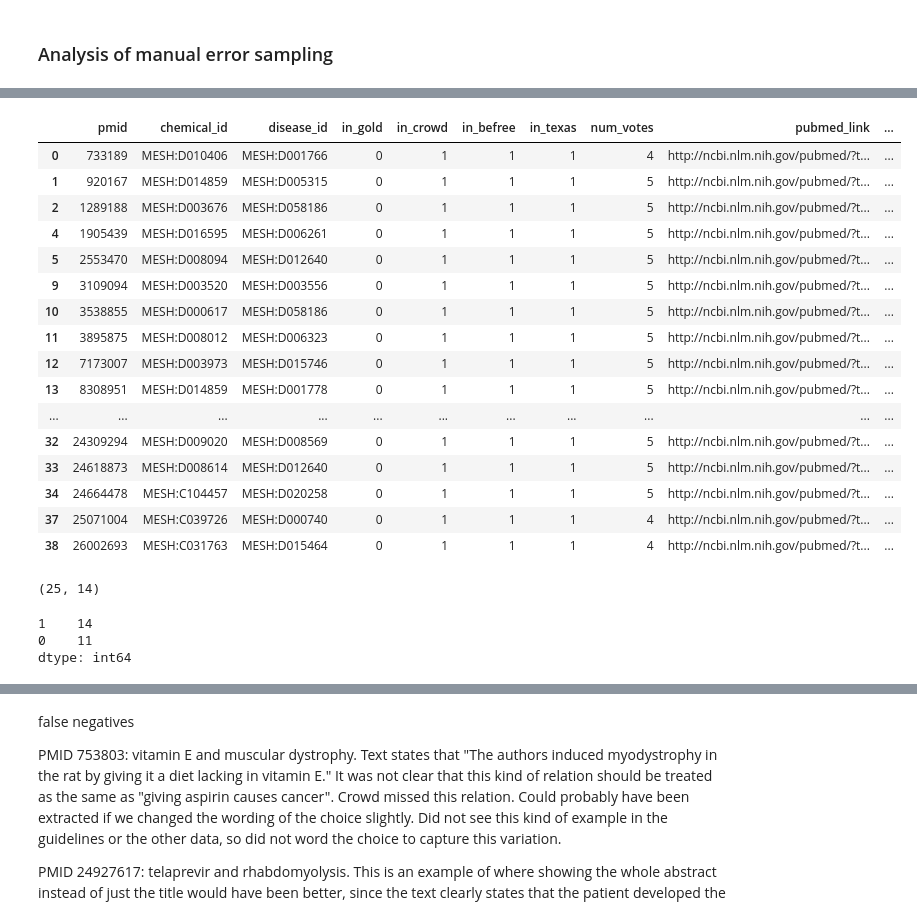
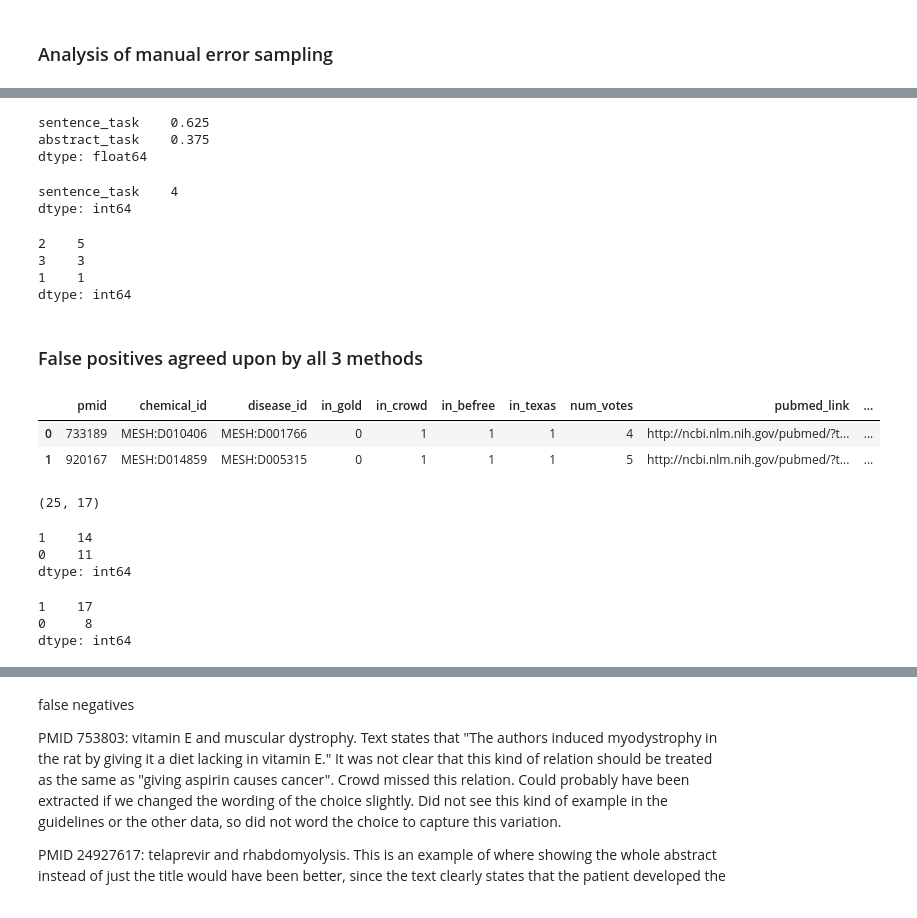
Before and after one commit to SuLab/crowd_cid_relex, a Jupyter notebook: crowd_only/analysis/final_eval_cross_validation.ipynb, the cells around one changed output, grey strips where cells are left out. Cells and saved outputs as stored; diff of their text form; code cells hidden in the pictures.

Commit message:
Backup of final eval cross validation before cleanup.
Making a backup of all the code in the final evaluation's cross
validation prior to cleanup.

```diff
--- a/crowd_only/analysis/final_eval_cross_validation.ipynb
+++ b/crowd_only/analysis/final_eval_cross_validation.ipynb
@@ -1569,36 +1670,37 @@ dtype: int64
+# %%
+error_res["rel_origin"].value_counts(normalize = True)
+# %% [output]
+sentence_task    0.625
+abstract_task    0.375
+dtype: float64
+# %%
+error_res.query("toby_task_limitation == 1")["rel_origin"].value_counts()
+# %% [output]
+sentence_task    4
+dtype: int64
+# %%
+error_res.query("toby_crowd_wrong == 1")["num_votes"].value_counts()
+# %% [output]
+2    5
+3    3
+1    1
+dtype: int64
+# %% [markdown]
+### False positives agreed upon by all 3 methods
 # %%
-# loc = os.path.abspath(os.path.join("..", "data", "final_eval",
-#     "analysis", "crowd_testset_perfect_ner_errors.xlsx"))
-
-loc = "toby_all_three_agree_false_pos.xlsx"
-
+loc = os.path.abspath(os.path.join("..", "data", "final_eval",
+    "analysis", "testset_all_predictions_agree_false_positives.xlsx"))
 
 error_res = pd.read_excel(loc)
 
 # drop the crowdflower link column
 error_res = error_res.drop("cf_link", axis = 1)
+error_res = error_res.drop("ben_comments", axis = 1)
 
 error_res = error_res.drop_duplicates()
-
-# cols = ["crowd_wrong", "task_limitation", "gold_rel_error"]
-# error_res.loc[:, cols] = error_res.loc[:, cols].astype(int)
 # %%
-error_res
+error_res.head(2)
 # %% [output]
 |  | pmid | chemical_id | disease_id | in_gold | in_crowd | in_befree | in_texas | num_votes | pubmed_link | ... |
 | 0 | 733189 | MESH:D010406 | MESH:D001766 | 0 | 1 | 1 | 1 | 4 | http://ncbi.nlm.nih.gov/pubmed/?t... | ... |
 | 1 | 920167 | MESH:D014859 | MESH:D005315 | 0 | 1 | 1 | 1 | 5 | http://ncbi.nlm.nih.gov/pubmed/?t... | ... |
-| 2 | 1289188 | MESH:D003676 | MESH:D058186 | 0 | 1 | 1 | 1 | 5 | http://ncbi.nlm.nih.gov/pubmed/?t... | ... |
-| 4 | 1905439 | MESH:D016595 | MESH:D006261 | 0 | 1 | 1 | 1 | 5 | http://ncbi.nlm.nih.gov/pubmed/?t... | ... |
-| 5 | 2553470 | MESH:D008094 | MESH:D012640 | 0 | 1 | 1 | 1 | 5 | http://ncbi.nlm.nih.gov/pubmed/?t... | ... |
-| 9 | 3109094 | MESH:D003520 | MESH:D003556 | 0 | 1 | 1 | 1 | 5 | http://ncbi.nlm.nih.gov/pubmed/?t... | ... |
-| 10 | 3538855 | MESH:D000617 | MESH:D058186 | 0 | 1 | 1 | 1 | 5 | http://ncbi.nlm.nih.gov/pubmed/?t... | ... |
-| 11 | 3895875 | MESH:D008012 | MESH:D006323 | 0 | 1 | 1 | 1 | 5 | http://ncbi.nlm.nih.gov/pubmed/?t... | ... |
-| 12 | 7173007 | MESH:D003973 | MESH:D015746 | 0 | 1 | 1 | 1 | 5 | http://ncbi.nlm.nih.gov/pubmed/?t... | ... |
-| 13 | 8308951 | MESH:D014859 | MESH:D001778 | 0 | 1 | 1 | 1 | 5 | http://ncbi.nlm.nih.gov/pubmed/?t... | ... |
-| ... | ... | ... | ... | ... | ... | ... | ... | ... | ... | ... |
-| 32 | 24309294 | MESH:D009020 | MESH:D008569 | 0 | 1 | 1 | 1 | 5 | http://ncbi.nlm.nih.gov/pubmed/?t... | ... |
-| 33 | 24618873 | MESH:D008614 | MESH:D012640 | 0 | 1 | 1 | 1 | 5 | http://ncbi.nlm.nih.gov/pubmed/?t... | ... |
-| 34 | 24664478 | MESH:C104457 | MESH:D020258 | 0 | 1 | 1 | 1 | 5 | http://ncbi.nlm.nih.gov/pubmed/?t... | ... |
-| 37 | 25071004 | MESH:C039726 | MESH:D000740 | 0 | 1 | 1 | 1 | 4 | http://ncbi.nlm.nih.gov/pubmed/?t... | ... |
-| 38 | 26002693 | MESH:C031763 | MESH:D015464 | 0 | 1 | 1 | 1 | 4 | http://ncbi.nlm.nih.gov/pubmed/?t... | ... |
@@ -1605,10 +1712,16 @@ error_res
 # %%
 error_res.shape
 # %% [output]
-(25, 14)
+(25, 17)
 # %%
 error_res["covered_by_guidelines"].value_counts()
 # %% [output]
 1    14
 0    11
 dtype: int64
+# %%
+error_res["final_gold_error"].value_counts()
+# %% [output]
+1    17
+0     8
+dtype: int64
```
Also changed, not shown: parts of 144 cells of this notebook.
